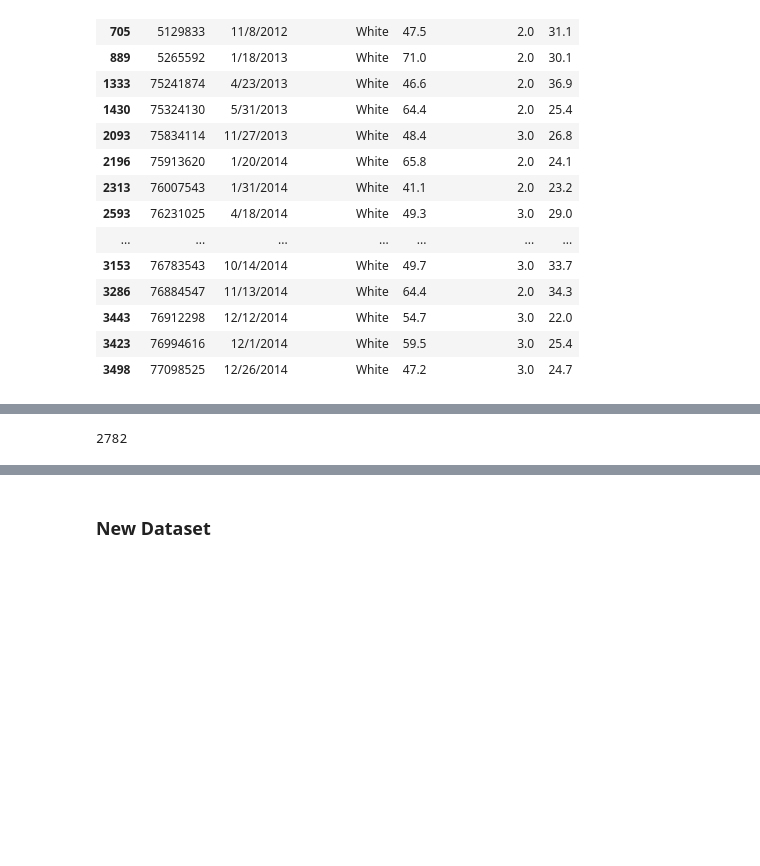
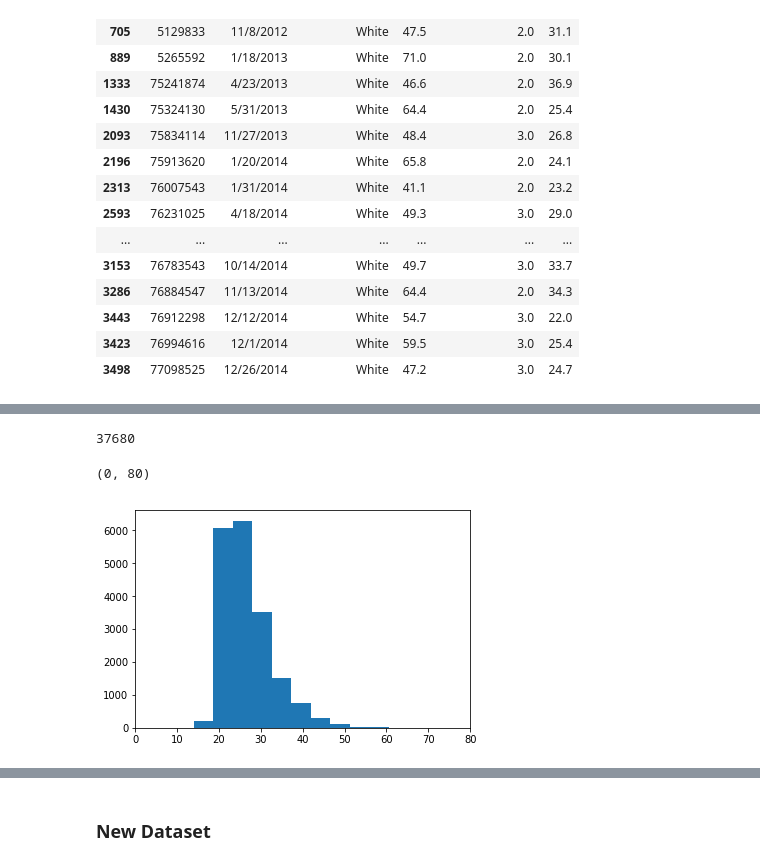
Before and after one commit to rsk2327/CBIG, a Jupyter notebook: RaceClassification/Dataset Analysis.ipynb, the cells around one changed output, grey strips where cells are left out. Drawn from its saved outputs; the diff is of its cells as text; code cells hidden in the pictures; blank space fills up the shorter version.

```diff
--- a/RaceClassification/Dataset Analysis.ipynb
+++ b/RaceClassification/Dataset Analysis.ipynb
@@ -120,6 +220,5 @@ df2[df2.DummyID.isin(extraPatients)].sort_values('DummyID')
 # %%
-
-def createDataset2(n=600,seed = 123,full=False):
+def createBMIDataset(bmi_buckets = [0,20,30,40,50,55,60,100]):
 
     patientList = []
     fullFileList = []
@@ -150,7 +249,7 @@ def createDataset2(n=600,seed = 123,full=False):
         fileList = os.listdir(folder)
         fileList = [os.path.join('FullRes',str(i),x) for x in fileList]
         fullFileList = fullFileList + fileList
-        print(len(fileList))
+#         print(len(fileList))
 
         patientList = patientList + [int(x.split("/")[-1].split("_")[0]) for x in fileList]
 
@@ -182,39 +281,25 @@ def createDataset2(n=600,seed = 123,full=False):
     df1 = df1.copy()
     df = df.drop_duplicates(subset=['DummyID'])
 
-
-
-
-
     #Creates equal number of patients from White and AA groups
     white = df[df.Medview_Race=='White']
     AA = df[df.Medview_Race=='African American']
 
-    white = white.sort_values('DummyID')
-    AA = AA.sort_values('DummyID')
 
-    #Randomly selects n patients from each group
-    whiteOverallList = np.random.choice(white.DummyID, n,replace = False)
-    AAOverallList = np.random.choice(AA.DummyID, n,replace = False)
+    outputDf = pd.DataFrame()
 
-    #Training datasets (List of patients for training)
-    whiteTrainList = np.random.choice(whiteOverallList, int(0.8*n), replace = False)
-    AATrainList = np.random.choice(AAOverallList, int(0.8*n), replace = False)
+    for i in range(len(bmi_buckets)-1):
+        out = getBMIData(AA,white, bmi_buckets[i], bmi_buckets[i+1])
 
-    #Validation datasets (List of patients for validation)
-    whiteValidList = np.array(list(set(whiteOverallList).difference(set(whiteTrainList))))
-    AAValidList = np.array(list(set(AAOverallList).difference(set(AATrainList))))
-
-    trainPatientList = np.concatenate([whiteTrainList, AATrainList])
-    validPatientList = np.concatenate([whiteValidList, AAValidList])
+        outputDf = pd.concat([outputDf, out])
 
     temp = pd.DataFrame(fullFileList)
     temp.columns = ['filename']
 
     temp['DummyID'] = temp.filename.apply(lambda x : int(x.split("/")[-1].split("_")[0]))
 
-    trainTemp = temp[temp.DummyID.isin(trainPatientList)]
-    validTemp = temp[temp.DummyID.isin(validPatientList)]
+    trainTemp = temp[temp.DummyID.isin(outputDf[outputDf.train==False].DummyID.values)]
+    validTemp = temp[temp.DummyID.isin(outputDf[outputDf.train==True].DummyID.values)]
 
     trainTemp['train'] = False
     validTemp['train'] = True
@@ -226,4 +311,4 @@ def createDataset2(n=600,seed = 123,full=False):
     np.random.shuffle(index)
     df = df.iloc[index]
 
-    return df, fullFileList
+    return df
@@ -260,0 +315,2 @@ patientList2 = list(set(patientList2).difference(set(patientList1)))
+# %%
+df = createBMIDataset()
@@ -261,4 +339,12 @@ patientList2 = list(set(patientList2).difference(set(patientList1)))
+# %%
+df = pd.merge(df,truth[['DummyID','BMI','Medview_Race']],on='DummyID',how='left')
 # %%
-len(patientList2)
+len(df)
 # %% [output]
-2782
+37680
+# %%
+plt.hist(df[df.Medview_Race=='White'].BMI)
+plt.xlim(0,80)
+# %% [output]
+(0, 80)
+[figure, added]
```
Also changed, not shown: parts of 46 cells of this notebook.
